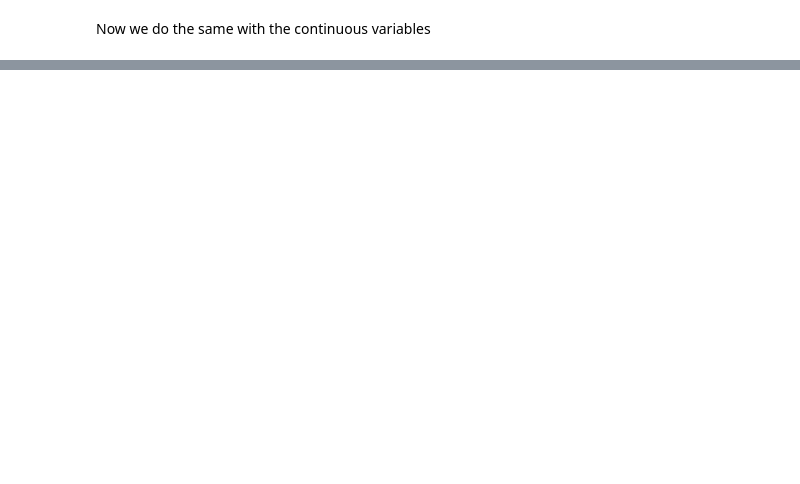
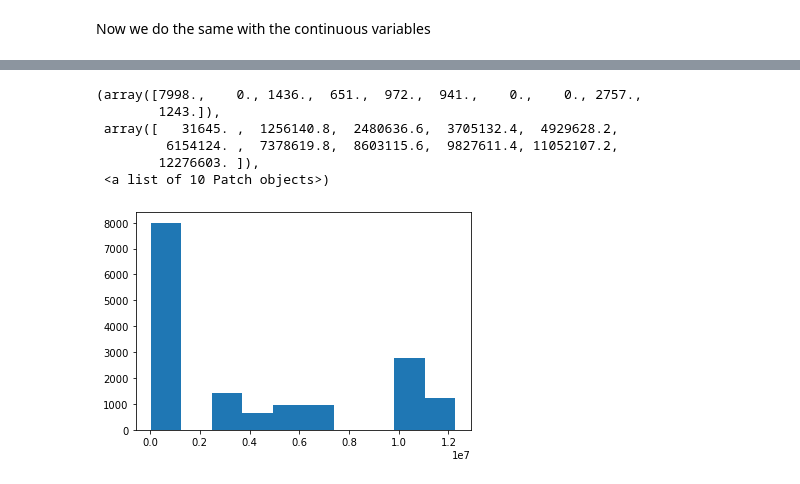
Before and after one commit to agemcipe/data_processes_mlcolonoscopy, a Jupyter notebook: notebooks/descriptive_analysis.ipynb, the cells around one changed output, grey strips where cells are left out. Saved outputs shown, nothing was run; the diff lists cells and outputs as text; code cells hidden in the pictures; blank space fills up the shorter version.

```diff
--- a/notebooks/descriptive_analysis.ipynb
+++ b/notebooks/descriptive_analysis.ipynb
@@ -572,0 +654,10 @@ We can study to reduce the cross-correlation and/or to delete some variables
+# %%
+plt.hist(cont.movement_level)
+# %% [output]
+(array([7998.,    0., 1436.,  651.,  972.,  941.,    0.,    0., 2757.,
+        1243.]),
+ array([   31645. ,  1256140.8,  2480636.6,  3705132.4,  4929628.2,
+         6154124. ,  7378619.8,  8603115.6,  9827611.4, 11052107.2,
+        12276603. ]),
+ <a list of 10 Patch objects>)
+[figure, added]
```
Also changed, not shown: parts of 35 cells of this notebook.
